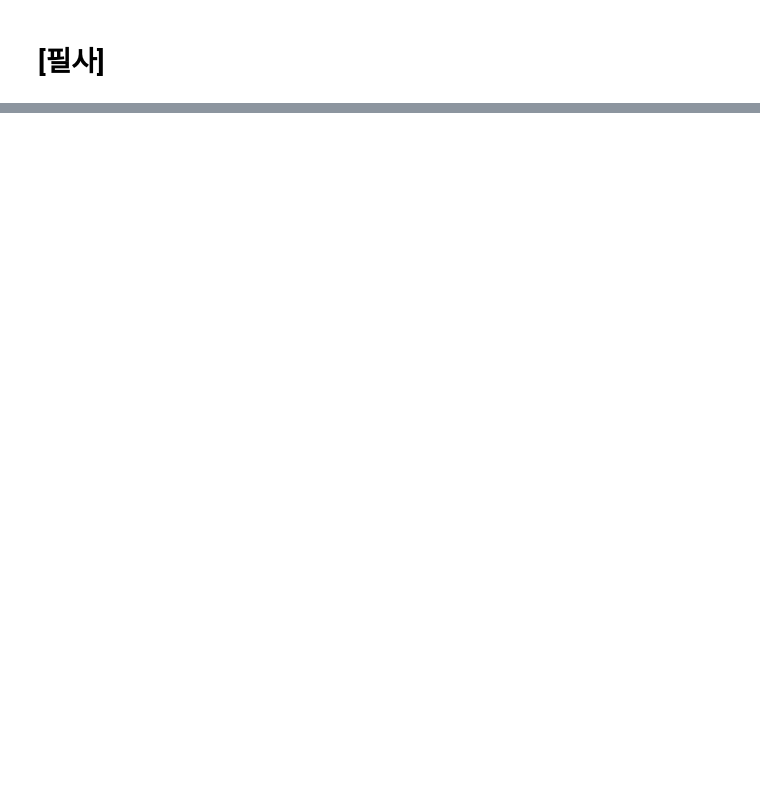
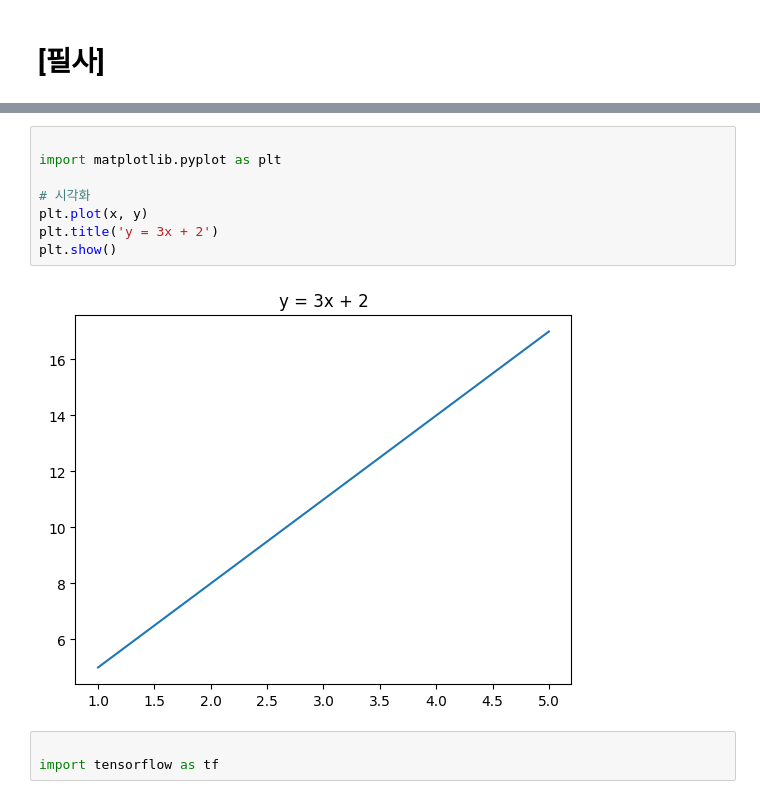
Before and after one commit to ljm524/esaa24-2, a Jupyter notebook: esaa_hw1108.ipynb, the cells around one changed output, grey strips where cells are left out. Saved outputs shown, nothing was run; the diff lists cells and outputs as text; blank space fills up the shorter version.

```diff
--- a/esaa_hw1108.ipynb
+++ b/esaa_hw1108.ipynb
@@ -619,0 +172,13 @@ Glory (1989) : 4.07887165526957
+# %%
+
+import matplotlib.pyplot as plt
+
+# 시각화
+plt.plot(x, y)
+plt.title('y = 3x + 2')
+plt.show()
+# %% [output]
+[figure, added]
+# %%
+
+import tensorflow as tf
```
Also changed, not shown: parts of 97 cells of this notebook.
